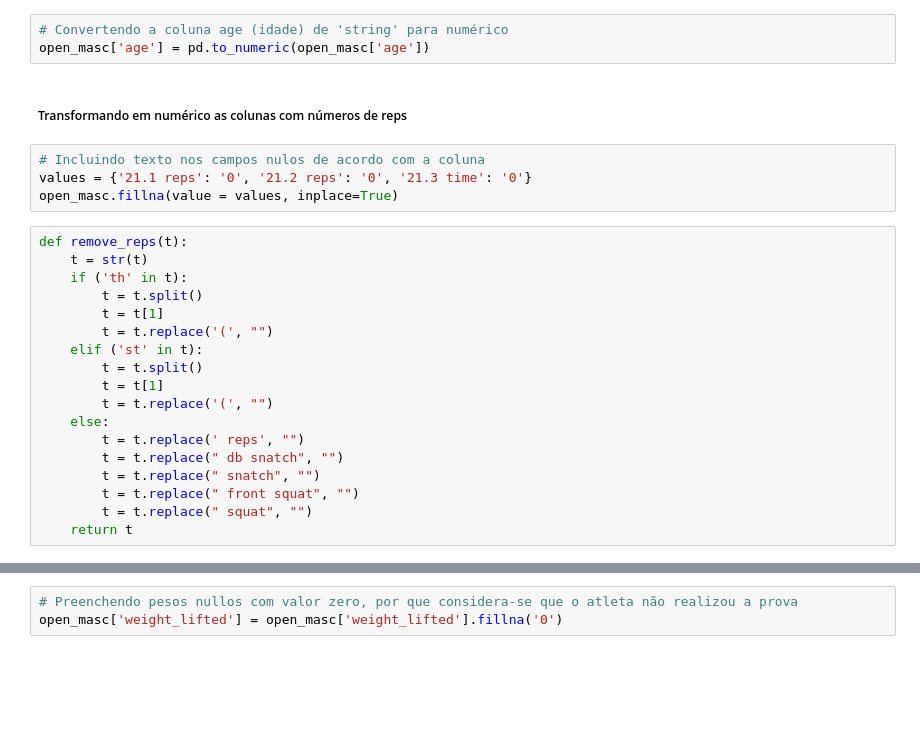
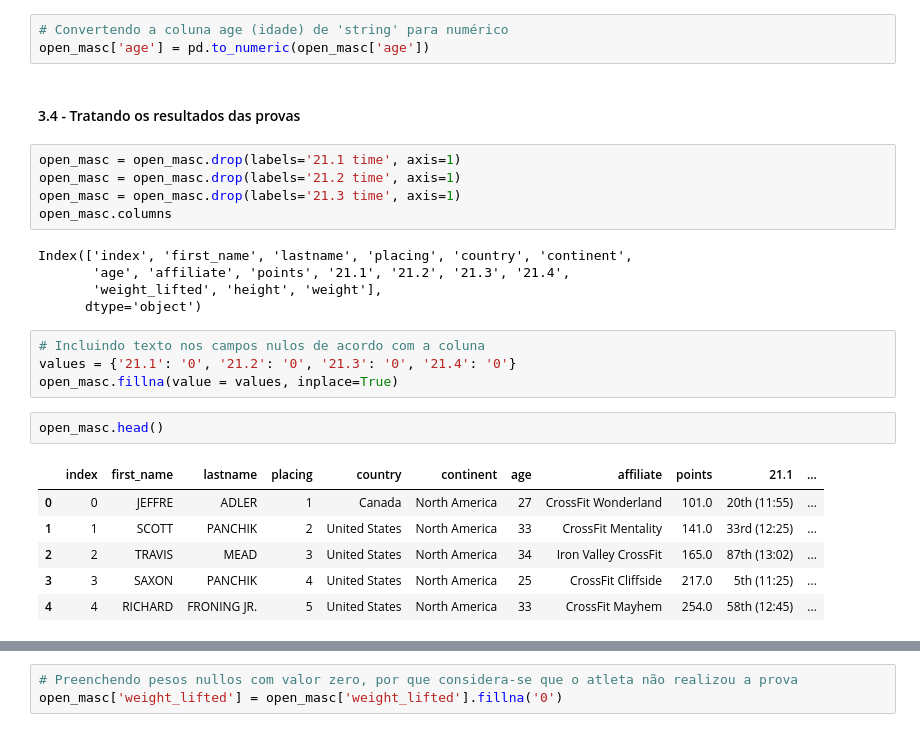
Before and after one commit to DheniMoura/Crossfit_open_2021, a Jupyter notebook: Limpeza_de_dados/male_limpeza_dados.ipynb, the cells around one changed output, grey strips where cells are left out. Saved outputs shown, nothing was run; the diff lists cells and outputs as text; blank space fills up the shorter version.

```diff
--- a/Limpeza_de_dados/male_limpeza_dados.ipynb
+++ b/Limpeza_de_dados/male_limpeza_dados.ipynb
@@ -176,27 +188,28 @@ open_masc['age'] = open_masc['age'].apply(transforma_idade)
 # %%
 # Convertendo a coluna age (idade) de 'string' para numérico
 open_masc['age'] = pd.to_numeric(open_masc['age'])
-# %% [markdown]
-##### Transformando em numérico as colunas com números de reps
+# %% [markdown]
+#### 3.4 - Tratando os resultados das provas
+# %%
+open_masc = open_masc.drop(labels='21.1 time', axis=1)
+open_masc = open_masc.drop(labels='21.2 time', axis=1)
+open_masc = open_masc.drop(labels='21.3 time', axis=1)
+open_masc.columns
+# %% [output]
+Index(['index', 'first_name', 'lastname', 'placing', 'country', 'continent',
+       'age', 'affiliate', 'points', '21.1', '21.2', '21.3', '21.4',
+       'weight_lifted', 'height', 'weight'],
+      dtype='object')
 # %%
 # Incluindo texto nos campos nulos de acordo com a coluna
-values = {'21.1 reps': '0', '21.2 reps': '0', '21.3 time': '0'}
+values = {'21.1': '0', '21.2': '0', '21.3': '0', '21.4': '0'}
 open_masc.fillna(value = values, inplace=True)
-# %%
-def remove_reps(t):
-    t = str(t)
-    if ('th' in t):
-        t = t.split()
-        t = t[1]
-        t = t.replace('(', "")
-    elif ('st' in t):
-        t = t.split()
-        t = t[1]
-        t = t.replace('(', "")
-    else:
-        t = t.replace(' reps', "")
-        t = t.replace(" db snatch", "")
-        t = t.replace(" snatch", "")
-        t = t.replace(" front squat", "")
-        t = t.replace(" squat", "")
-    return t
+# %%
+open_masc.head()
+# %% [output]
+|  | index | first_name | lastname | placing | country | continent | age | affiliate | points | 21.1 | ... |
+| 0 | 0 | JEFFRE | ADLER | 1 | Canada | North America | 27 | CrossFit Wonderland | 101.0 | 20th (11:55) | ... |
+| 1 | 1 | SCOTT | PANCHIK | 2 | United States | North America | 33 | CrossFit Mentality | 141.0 | 33rd (12:25) | ... |
+| 2 | 2 | TRAVIS | MEAD | 3 | United States | North America | 34 | Iron Valley CrossFit | 165.0 | 87th (13:02) | ... |
+| 3 | 3 | SAXON | PANCHIK | 4 | United States | North America | 25 | CrossFit Cliffside | 217.0 | 5th (11:25) | ... |
+| 4 | 4 | RICHARD | FRONING JR. | 5 | United States | North America | 33 | CrossFit Mayhem | 254.0 | 58th (12:45) | ... |
```
Also changed, not shown: parts of 49 cells of this notebook, 18 other files.
